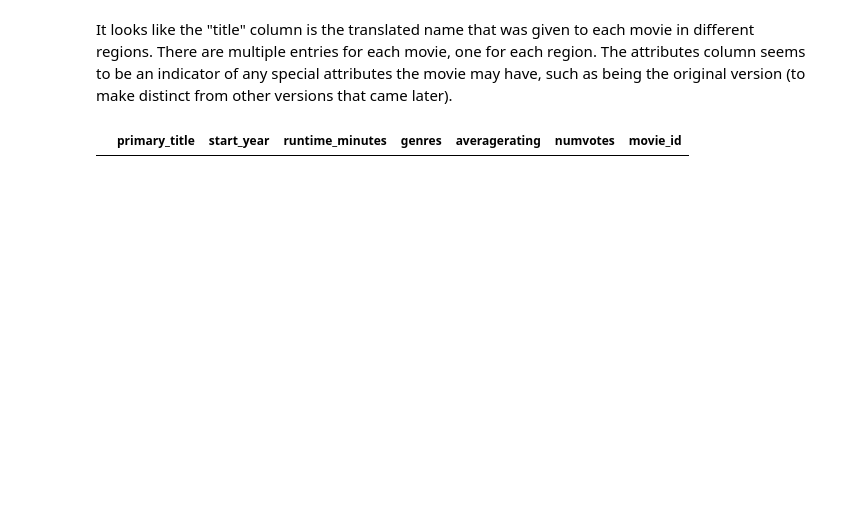
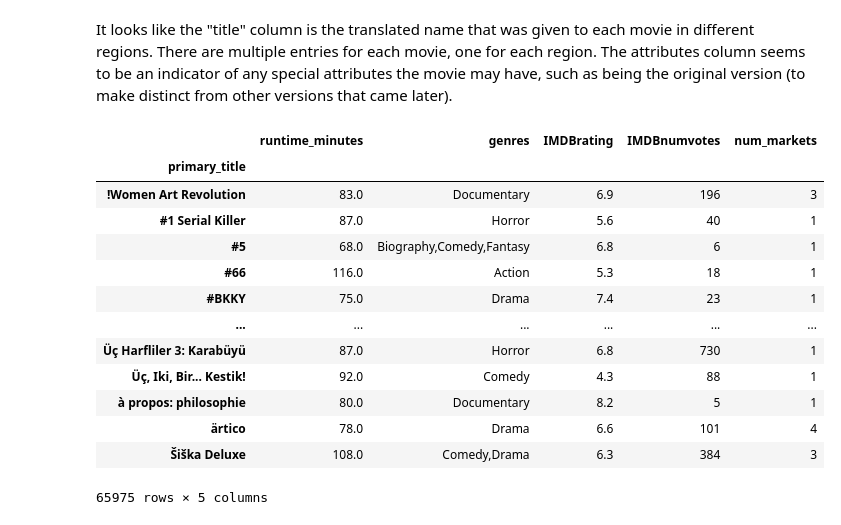
Before and after one commit to Davidkeebler/Real-Box-Office-Analysis, a Jupyter notebook: index.ipynb, the cells around one changed output. Cells and saved outputs as stored; diff of their text form; code cells hidden in the pictures; blank space fills up the shorter version.

```diff
--- a/index.ipynb
+++ b/index.ipynb
@@ -191,12 +220,29 @@ Name: attributes, Length: 77, dtype: int64
 It looks like the "title" column is the translated name that was given to each movie in different regions. There are multiple entries for each movie, one for each region. The attributes column seems to be an indicator of any special attributes the movie may have, such as being the original version (to make distinct from other versions that came later).
 # %%
 q = """
-SELECT primary_title, start_year, runtime_minutes, genres, averagerating, numvotes, MB.movie_id
+SELECT primary_title, runtime_minutes, genres, averagerating AS IMDBrating, numvotes AS IMDBnumvotes, COUNT(DISTINCT region) AS num_markets
   FROM movie_basics as MB
   JOIN movie_ratings as MR
-      ON(MB.movie_id)
+      USING(movie_id)
+  JOIN movie_akas
+      USING(movie_id)
+GROUP BY primary_title
 """
 imdbdf = pd.read_sql(q, conn)
+imdbdf.set_index('primary_title', inplace=True)
 imdbdf
 # %% [output]
-|  | primary_title | start_year | runtime_minutes | genres | averagerating | numvotes | movie_id |
+|  | runtime_minutes | genres | IMDBrating | IMDBnumvotes | num_markets |
+| primary_title |  |  |  |  |  |
+| !Women Art Revolution | 83.0 | Documentary | 6.9 | 196 | 3 |
+| #1 Serial Killer | 87.0 | Horror | 5.6 | 40 | 1 |
+| #5 | 68.0 | Biography,Comedy,Fantasy | 6.8 | 6 | 1 |
+| #66 | 116.0 | Action | 5.3 | 18 | 1 |
+| #BKKY | 75.0 | Drama | 7.4 | 23 | 1 |
+| ... | ... | ... | ... | ... | ... |
+| Üç Harfliler 3: Karabüyü | 87.0 | Horror | 6.8 | 730 | 1 |
+| Üç, Iki, Bir... Kestik! | 92.0 | Comedy | 4.3 | 88 | 1 |
+| à propos: philosophie | 80.0 | Documentary | 8.2 | 5 | 1 |
+| ärtico | 78.0 | Drama | 6.6 | 101 | 4 |
+| Šiška Deluxe | 108.0 | Comedy,Drama | 6.3 | 384 | 3 |
+65975 rows × 5 columns
```
Also changed, not shown: parts of 41 cells of this notebook.
